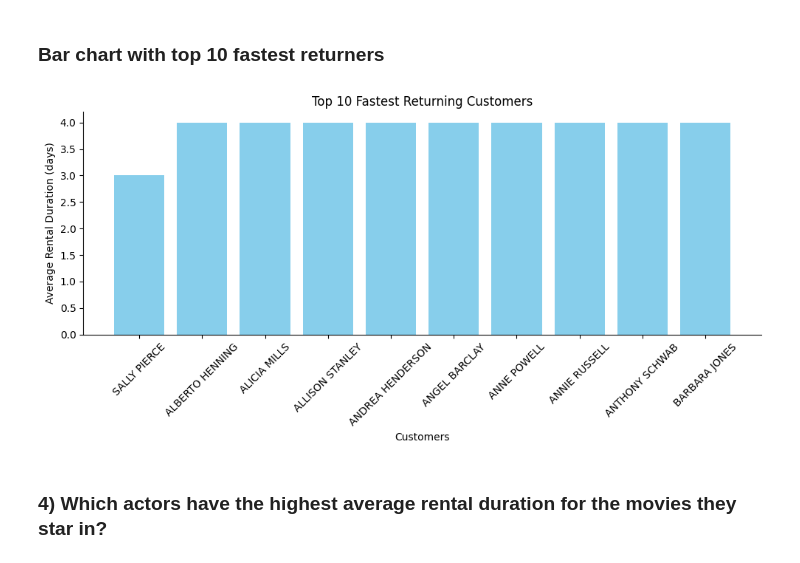
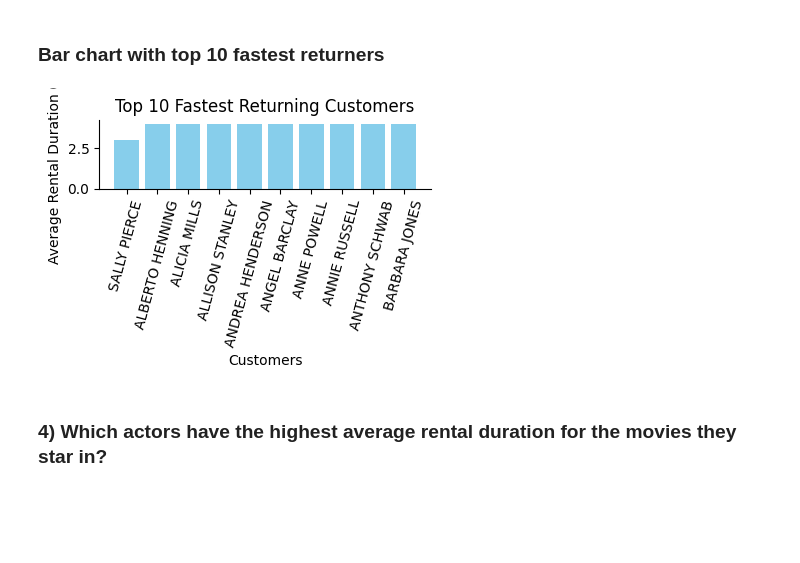
Before and after one commit to LAjoyan/sakila_lab_lilit_ajoyan, a Jupyter notebook: sakila_lab_analysis.ipynb, the cells around one changed output. Drawn from its saved outputs; the diff is of its cells as text; code cells hidden in the pictures; blank space fills up the shorter version.

```diff
--- a/sakila_lab_analysis.ipynb
+++ b/sakila_lab_analysis.ipynb
@@ -200,23 +200,23 @@ duckdb.sql("DESCRIBE refined.customer_rental_duration").df()
 # %%
 import matplotlib.pyplot as plt
 
 df_chart1 = customer_rental_duration.head(10)
 
-fig, ax = plt.subplots(figsize=(10,5))
+fig, ax = plt.subplots(figsize=(4,3))
 ax.bar(df_chart1['customer_name'], df_chart1['avg_rental_duration'], color='skyblue')
 ax.set_xlabel('Customers')
 ax.set_ylabel('Average Rental Duration (days)')
 ax.set_title('Top 10 Fastest Returning Customers')
-ax.tick_params(axis='x', rotation=45)
+ax.tick_params(axis='x', rotation=75)
 
 ax.spines['top'].set_visible(False)
 ax.spines['right'].set_visible(False)
 fig.savefig("actor_count_bar.png", dpi=70, bbox_inches='tight')
 
 plt.tight_layout()
 plt.show()
 # %% [output]
-[figure, old version]
+[figure, new version]
 # %% [markdown]
 ### 4) Which actors have the highest average rental duration for the movies they star in?
 # %%
```
Also changed, not shown: 1 other file.
